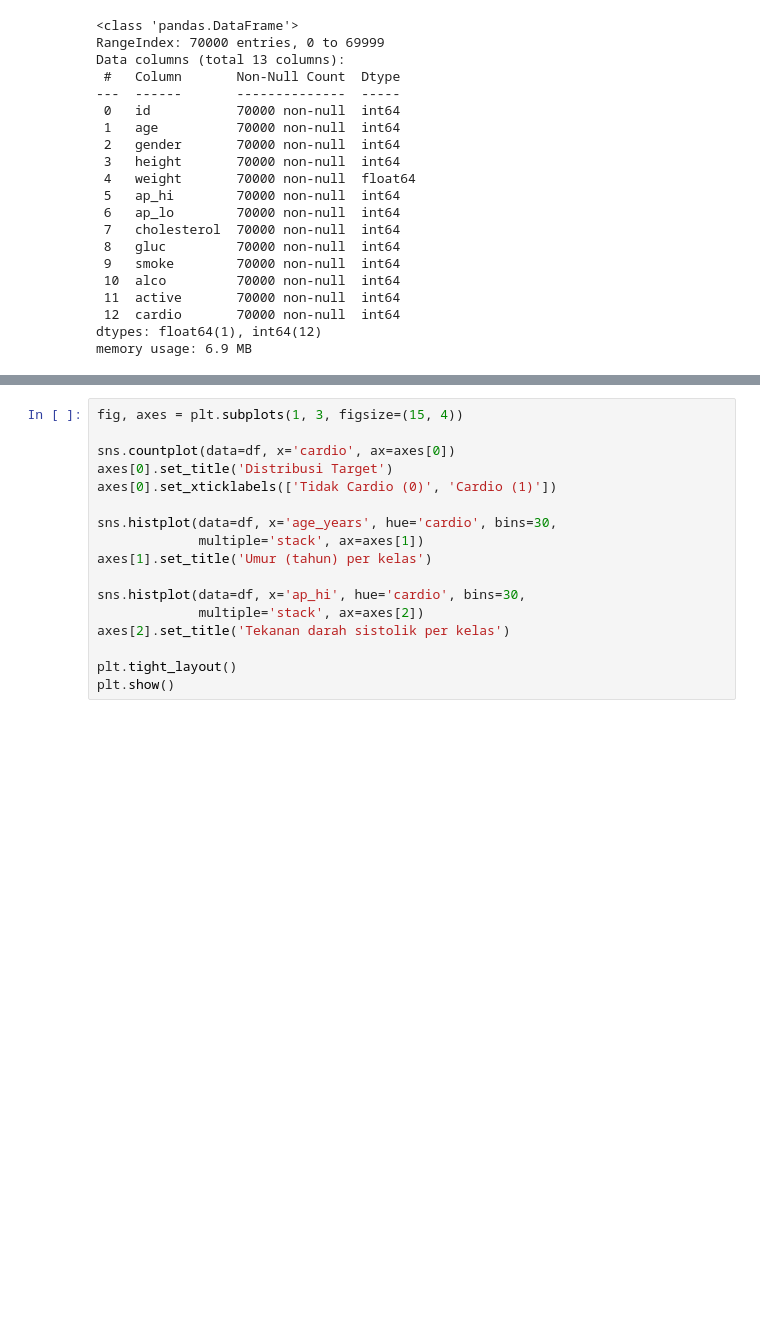
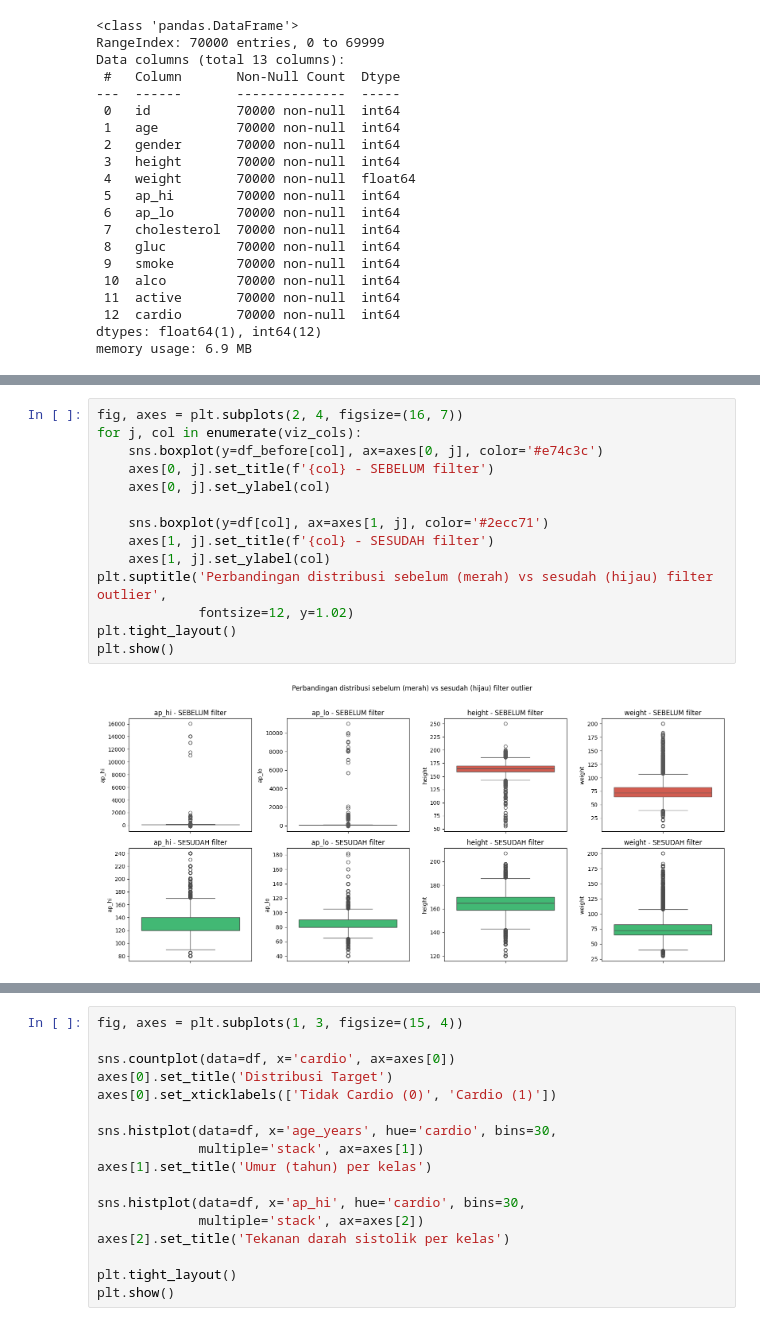
Before and after one commit to hoesnial/aplikasiMachLearn, a Jupyter notebook: Pembangunan_Model_Preprocessing.ipynb, the cells around one changed output, grey strips where cells are left out. Cells and saved outputs as stored; diff of their text form; blank space fills up the shorter version.

```diff
--- a/Pembangunan_Model_Preprocessing.ipynb
+++ b/Pembangunan_Model_Preprocessing.ipynb
@@ -209,0 +639,16 @@ Name: proportion, dtype: float64
+# %%
+fig, axes = plt.subplots(2, 4, figsize=(16, 7))
+for j, col in enumerate(viz_cols):
+    sns.boxplot(y=df_before[col], ax=axes[0, j], color='#e74c3c')
+    axes[0, j].set_title(f'{col} - SEBELUM filter')
+    axes[0, j].set_ylabel(col)
+
+    sns.boxplot(y=df[col], ax=axes[1, j], color='#2ecc71')
+    axes[1, j].set_title(f'{col} - SESUDAH filter')
+    axes[1, j].set_ylabel(col)
+plt.suptitle('Perbandingan distribusi sebelum (merah) vs sesudah (hijau) filter outlier',
+             fontsize=12, y=1.02)
+plt.tight_layout()
+plt.show()
+# %% [output]
+[figure, added]
```
Also changed, not shown: parts of 62 cells of this notebook, 1 other file.
